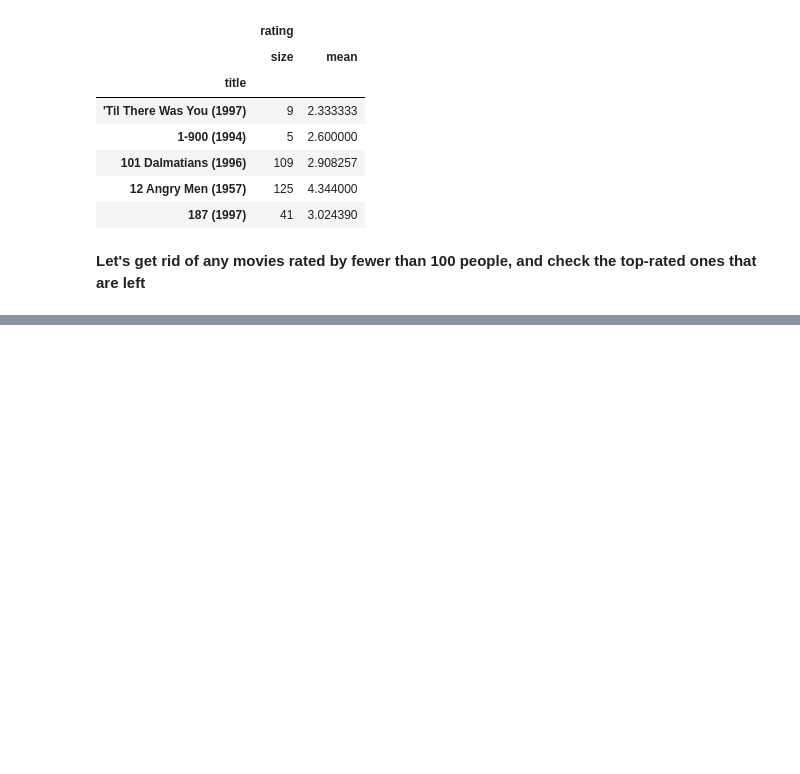
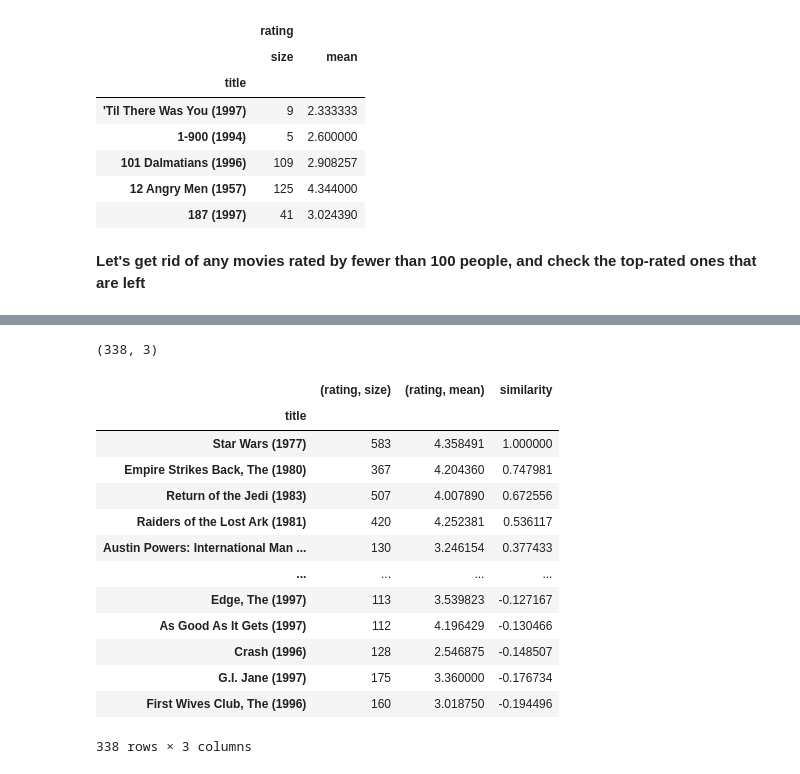
Before and after one commit to Rahulraj31/Movie-Recommendation-System, a Jupyter notebook: Finding movie Similarities.ipynb, the cells around one changed output, grey strips where cells are left out. Saved outputs shown, nothing was run; the diff lists cells and outputs as text; code cells hidden in the pictures; blank space fills up the shorter version.

```diff
--- a/Finding movie Similarities.ipynb
+++ b/Finding movie Similarities.ipynb
@@ -136,3 +136,6 @@ movieStats.head()
 | 187 (1997) | 41 | 3.024390 |
 # %% [markdown]
 **Let's get rid of any movies rated by fewer than 100 people, and check the top-rated ones that are left**
+# %%
+popularMovies = movieStats['rating']['size']>=100
+movieStats[popularMovies].sort_values([('rating','mean')], ascending=False)
@@ -138,0 +160,4 @@ movieStats.head()
+# %%
+df=movieStats[popularMovies].join(
+    pd.DataFrame(similar_movies,columns=["similarity"]))
+#performing join operation like sql
@@ -138,0 +174,21 @@ movieStats.head()
+# %%
+df.shape
+# %% [output]
+(338, 3)
+# %%
+df.sort_values(['similarity'],ascending=False)
+# %% [output]
+|  | (rating, size) | (rating, mean) | similarity |
+| title |  |  |  |
+| Star Wars (1977) | 583 | 4.358491 | 1.000000 |
+| Empire Strikes Back, The (1980) | 367 | 4.204360 | 0.747981 |
+| Return of the Jedi (1983) | 507 | 4.007890 | 0.672556 |
+| Raiders of the Lost Ark (1981) | 420 | 4.252381 | 0.536117 |
+| Austin Powers: International Man ... | 130 | 3.246154 | 0.377433 |
+| ... | ... | ... | ... |
+| Edge, The (1997) | 113 | 3.539823 | -0.127167 |
+| As Good As It Gets (1997) | 112 | 4.196429 | -0.130466 |
+| Crash (1996) | 128 | 2.546875 | -0.148507 |
+| G.I. Jane (1997) | 175 | 3.360000 | -0.176734 |
+| First Wives Club, The (1996) | 160 | 3.018750 | -0.194496 |
+338 rows × 3 columns
```
Also changed, not shown: parts of 3 cells of this notebook.
